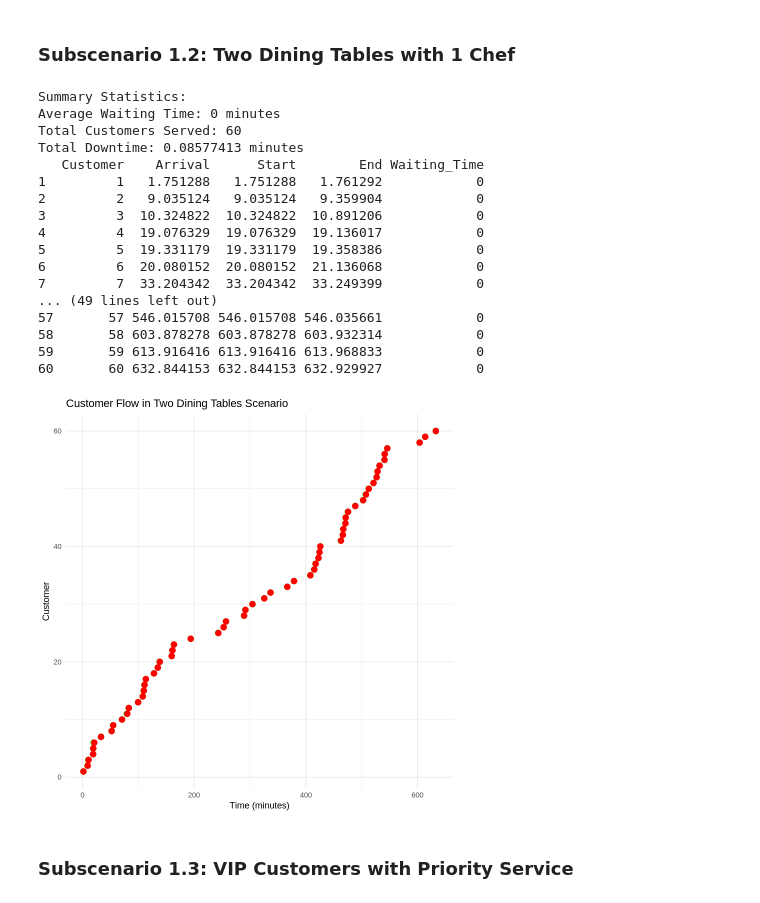
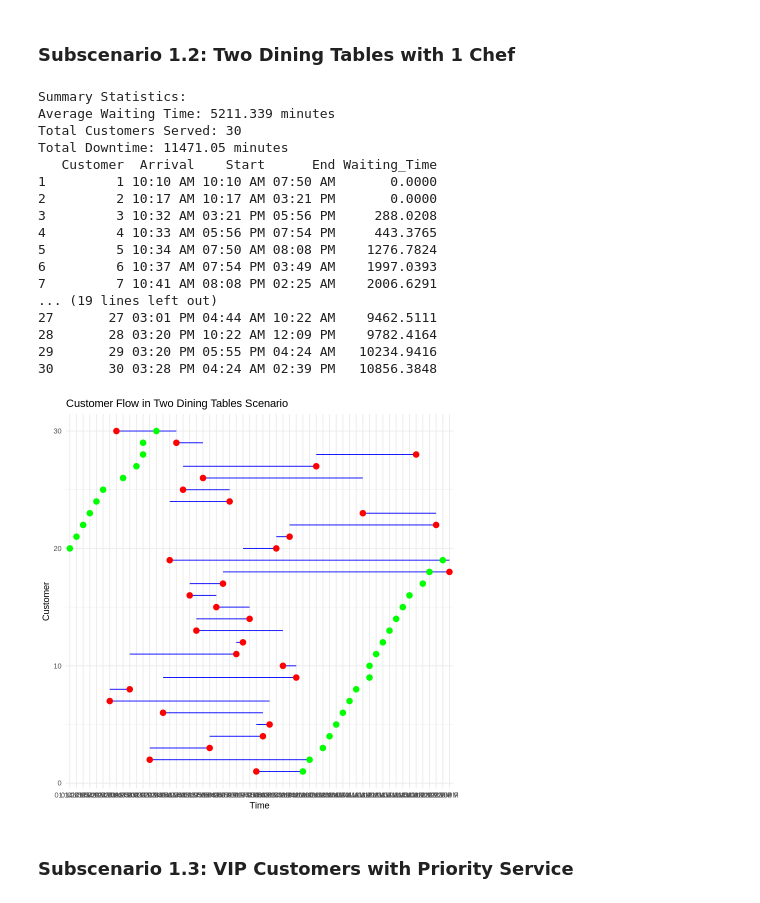
Before and after one commit to zoraizmohammad/dukeClasses, a Jupyter notebook: sta240/finalProject/STA240FinalSimulation.ipynb, the cells around one changed output. Cells and saved outputs as stored; diff of their text form; code cells hidden in the pictures.

```diff
--- a/sta240/finalProject/STA240FinalSimulation.ipynb
+++ b/sta240/finalProject/STA240FinalSimulation.ipynb
@@ -48,12 +55,2 @@ return (arrival_times)
 # %% [markdown]
 **2. Serving time simulation of these customers before they leave.**
-# %%
-generate_service_times <- function(lambda, num_customers) {
-  rexp(num_customers, rate = lambda)
-}
-
-# Example
-lambda_S <- 6
-service_times <- round(generate_service_times(lambda_S, length(arrival_times)), digits = 3)
-
-return (service_times)
@@ -177,9 +232,9 @@ Gamma Distribution***
 # %% [markdown]
 ### **Subscenario 1.2: Two Dining Tables with 1 Chef**
 # %%
-simulate_two_tables <- function(arrival_times, service_times) {
+simulate_two_tables <- function(arrival_times, service_times, start_hour = 10) {
   n <- length(arrival_times)
-  table_free_time <- c(0, 0) # Free time for both tables
+  table_free_time <- c(0, 0) # Free time for both tables in minutes since start_hour
   start_times <- numeric(n)
   end_times <- numeric(n)
   waiting_times <- numeric(n)
@@ -197,12 +252,20 @@ simulate_two_tables <- function(arrival_times, service_times) {
     table_free_time[assigned_table] <- end_times[i]
   }
 
+  # Convert times to AM/PM format
+  format_time <- function(time_in_minutes) {
+    format(as.POSIXct((start_hour * 60 + time_in_minutes) * 60, origin = "1970-01-01", tz = "UTC"), "%I:%M %p")
+  }
+  arrival_times_formatted <- sapply(arrival_times, format_time)
+  start_times_formatted <- sapply(start_times, format_time)
+  end_times_formatted <- sapply(end_times, format_time)
+
   # Create raw data
   raw_data <- data.frame(
     Customer = 1:n,
-    Arrival = arrival_times,
-    Start = start_times,
-    End = end_times,
+    Arrival = arrival_times_formatted,
+    Start = start_times_formatted,
+    End = end_times_formatted,
     Waiting_Time = waiting_times
   )
 
@@ -213,53 +276,60 @@ simulate_two_tables <- function(arrival_times, service_times) {
 
   # Print summary statistics
   cat("Summary Statistics:\n")
   cat("Average Waiting Time:", avg_waiting_time, "minutes\n")
   cat("Total Customers Served:", total_customers, "\n")
   cat("Total Downtime:", total_downtime, "minutes\n")
 
   return(list(raw_data = raw_data))
 }
 
+# Example input data
+set.seed(123) # For reproducibility
+arrival_times <- cumsum(rexp(30, rate = 5 / 60)) # 30 customers arriving (Poisson process)
+service_times <- rexp(30, rate = 1 / 10) * 60 # Service times in minutes
+
 # Simulate and get results
 result_two_tables <- simulate_two_tables(arrival_times, service_times)
 
 # Output raw data
 print(result_two_tables$raw_data)
 
-# Plot
+# Plot Simulation Data
+library(ggplot2)
+
 plot_simulation <- function(simulation_data) {
   ggplot(simulation_data) +
-    geom_segment(aes(x = Arrival, xend = End, y = Customer, yend = Customer), color = "blue") +
+    geom_segment(aes(x = Start, xend = End, y = Customer, yend = Customer), color = "blue") +
     geom_point(aes(x = Arrival, y = Customer), color = "green", size = 3, shape = 21, fill = "green") +
     geom_point(aes(x = End, y = Customer), color = "red", size = 3, shape = 21, fill = "red") +
     labs(
-      x = "Time (minutes)",
+      x = "Time",
       y = "Customer",
       title = "Customer Flow in Two Dining Tables Scenario"
     ) +
     theme_minimal()
 }
 
 plot_simulation(result_two_tables$raw_data)
 # %% [output]
 Summary Statistics:
-Average Waiting Time: 0 minutes
-Total Customers Served: 60
-Total Downtime: 0.08577413 minutes
-   Customer    Arrival      Start        End Waiting_Time
-1         1   1.751288   1.751288   1.761292            0
-2         2   9.035124   9.035124   9.359904            0
-3         3  10.324822  10.324822  10.891206            0
-4         4  19.076329  19.076329  19.136017            0
-5         5  19.331179  19.331179  19.358386            0
-6         6  20.080152  20.080152  21.136068            0
-7         7  33.204342  33.204342  33.249399            0
-... (49 lines left out)
-57       57 546.015708 546.015708 546.035661            0
-58       58 603.878278 603.878278 603.932314            0
-59       59 613.916416 613.916416 613.968833            0
-60       60 632.844153 632.844153 632.929927            0
+Average Waiting Time: 5211.339 minutes
+Total Customers Served: 30
+Total Downtime: 11471.05 minutes
+   Customer  Arrival    Start      End Waiting_Time
+1         1 10:10 AM 10:10 AM 07:50 AM       0.0000
+2         2 10:17 AM 10:17 AM 03:21 PM       0.0000
+3         3 10:32 AM 03:21 PM 05:56 PM     288.0208
+4         4 10:33 AM 05:56 PM 07:54 PM     443.3765
+5         5 10:34 AM 07:50 AM 08:08 PM    1276.7824
+6         6 10:37 AM 07:54 PM 03:49 AM    1997.0393
+7         7 10:41 AM 08:08 PM 02:25 AM    2006.6291
+... (19 lines left out)
+27       27 03:01 PM 04:44 AM 10:22 AM    9462.5111
+28       28 03:20 PM 10:22 AM 12:09 PM    9782.4164
+29       29 03:20 PM 05:55 PM 04:24 AM   10234.9416
+30       30 03:28 PM 04:24 AM 02:39 PM   10856.3848
-[figure, old version]
+[figure, new version]
 # %% [markdown]
 ### **Subscenario 1.3: VIP Customers with Priority Service**
 # %%
```
Also changed, not shown: parts of 12 cells of this notebook.
